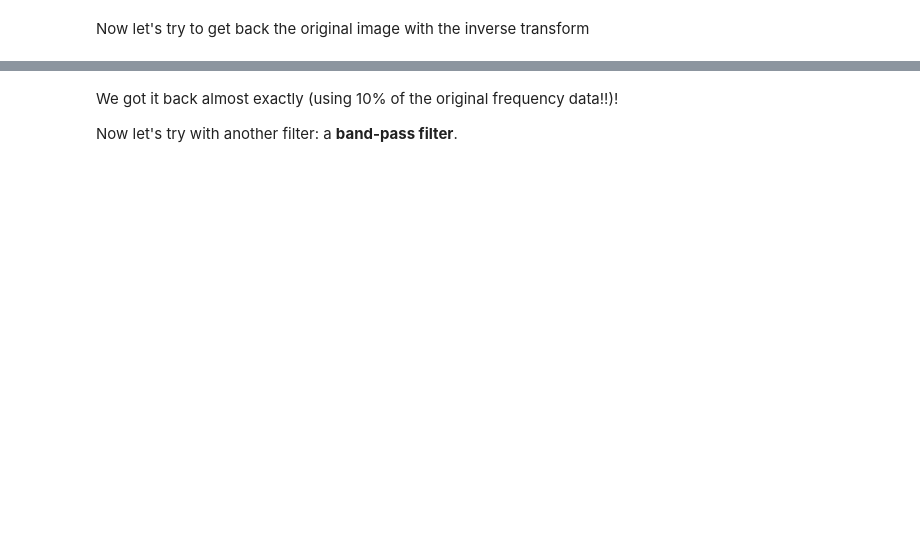
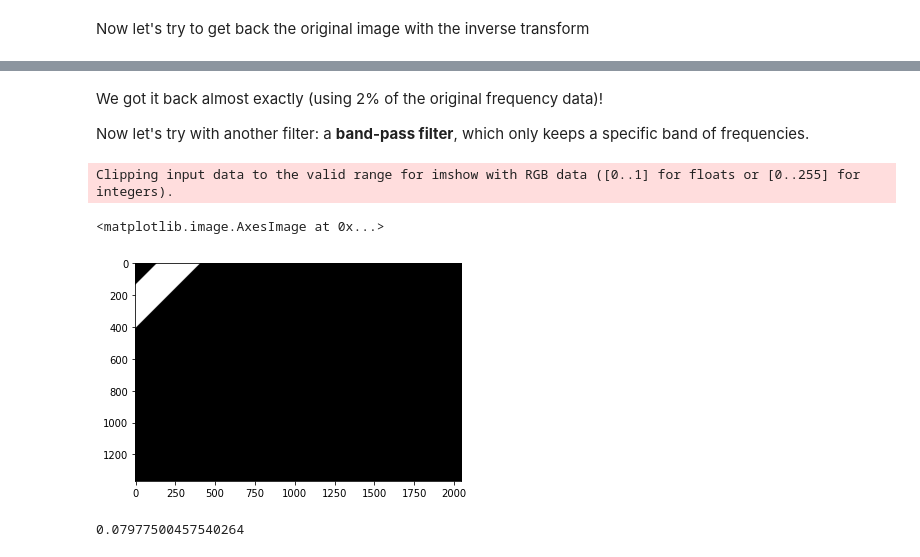
Before and after one commit to GiuliaLanzillotta/My-ML-exercises, a Jupyter notebook: Signal_processing.ipynb, the cells around one changed output, grey strips where cells are left out. Saved outputs shown, nothing was run; the diff lists cells and outputs as text; code cells hidden in the pictures; blank space fills up the shorter version.

```diff
--- a/Signal_processing.ipynb
+++ b/Signal_processing.ipynb
@@ -472,5 +479,31 @@ pyplot.imshow(reconstructed.astype("uint8"))
 # %% [markdown]
-We got it back almost exactly (using 10% of the original frequency data!!)!
+We got it back almost exactly (using 2% of the original frequency data)!
 
 
-Now let's try with another filter: a **band-pass filter**.
+Now let's try with another filter: a **band-pass filter**, which only keeps a specific band of frequencies.
+# %%
+r, c, _ = spectrum.shape
+# %%
+low = 0.1
+high = 0.2
+low0 = int(low*r)
+high0 = int(high*r)
+low1 = int(low*c)
+high1 = int(high*c)
+low = min(low0,low1)
+high = max(high0, high1)
+bpmask = np.zeros(shape=spectrum.shape)
+for i in range(high):
+  for j in range(high):
+    if i+j < high and i+j > low:
+      bpmask[i,j] = 1
+pyplot.imshow(bpmask*255)
+# %% [output]
+Clipping input data to the valid range for imshow with RGB data ([0..1] for floats or [0..255] for integers).
+<matplotlib.image.AxesImage at 0x...>
+[figure, added]
+# %%
+#let's calculate the fraction of data that we're keeping
+np.sum(bpmask)/(r*c)
+# %% [output]
+0.07977500457540264
```
Also changed, not shown: parts of 8 cells of this notebook.
